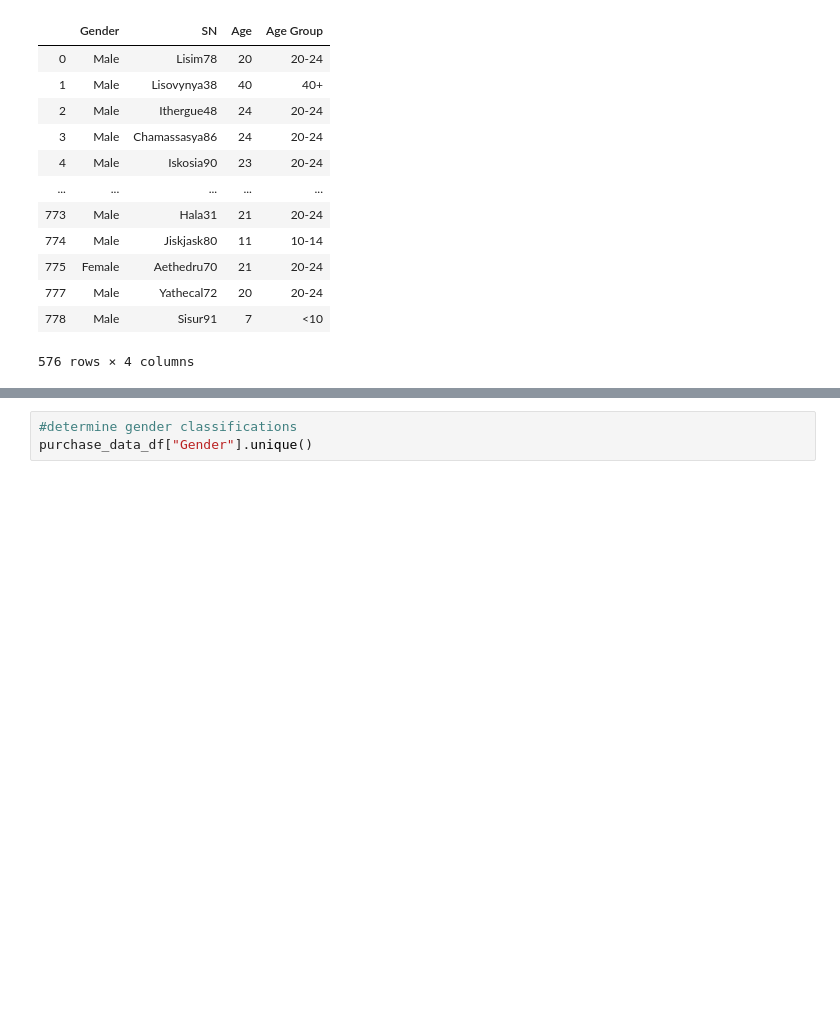
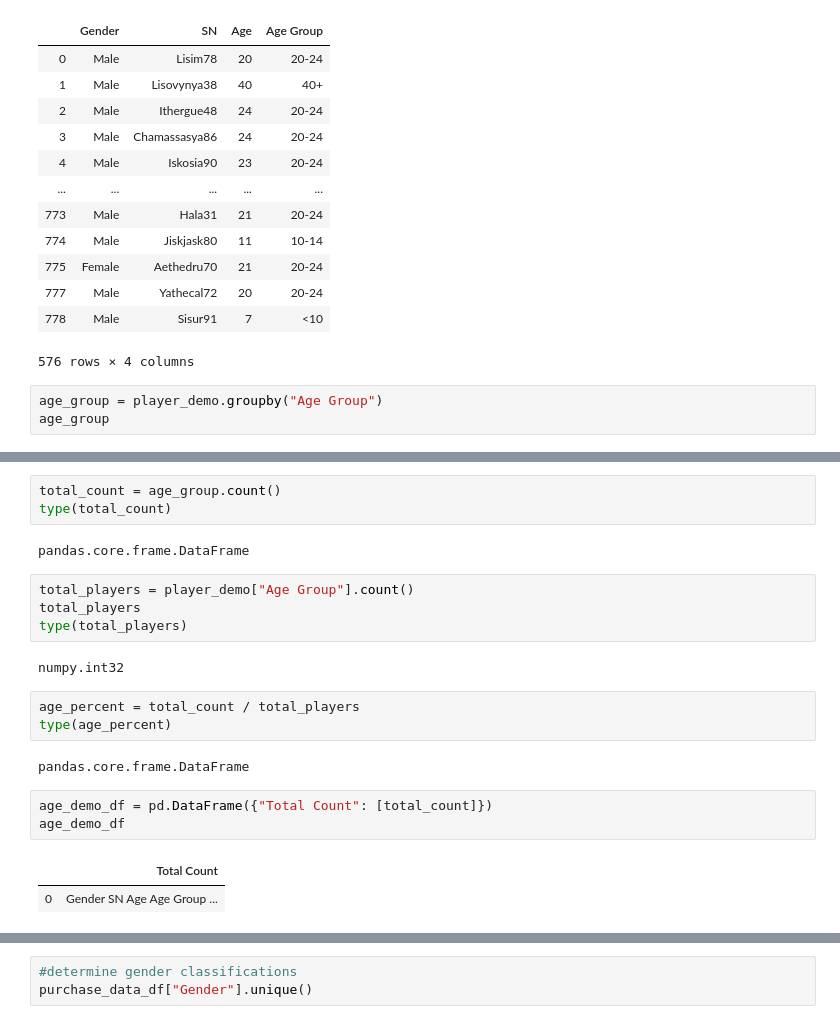
Before and after one commit to VallieTracy/pandas-challenge, a Jupyter notebook: HeroesOfPymoli/main.ipynb, the cells around one changed output, grey strips where cells are left out. Cells and saved outputs as stored; diff of their text form; blank space fills up the shorter version.

```diff
--- a/HeroesOfPymoli/main.ipynb
+++ b/HeroesOfPymoli/main.ipynb
@@ -176,3 +177,6 @@ player_demo
 | 777 | Male | Yathecal72 | 20 | 20-24 |
 | 778 | Male | Sisur91 | 7 | <10 |
 576 rows × 4 columns
+# %%
+age_group = player_demo.groupby("Age Group")
+age_group
@@ -179,3 +199,25 @@ player_demo
+# %%
+total_count = age_group.count()
+type(total_count)
+# %% [output]
+pandas.core.frame.DataFrame
+# %%
+total_players = player_demo["Age Group"].count()
+total_players
+type(total_players)
+# %% [output]
+numpy.int32
+# %%
+age_percent = total_count / total_players
+type(age_percent)
+# %% [output]
+pandas.core.frame.DataFrame
+# %%
+age_demo_df = pd.DataFrame({"Total Count": [total_count]})
+age_demo_df
+# %% [output]
+|  | Total Count |
+| 0 | Gender SN Age Age Group ... |
 # %%
 total_players = player_demo["Age Group"].count()
 total_players
```
Also changed, not shown: parts of 7 cells of this notebook.
